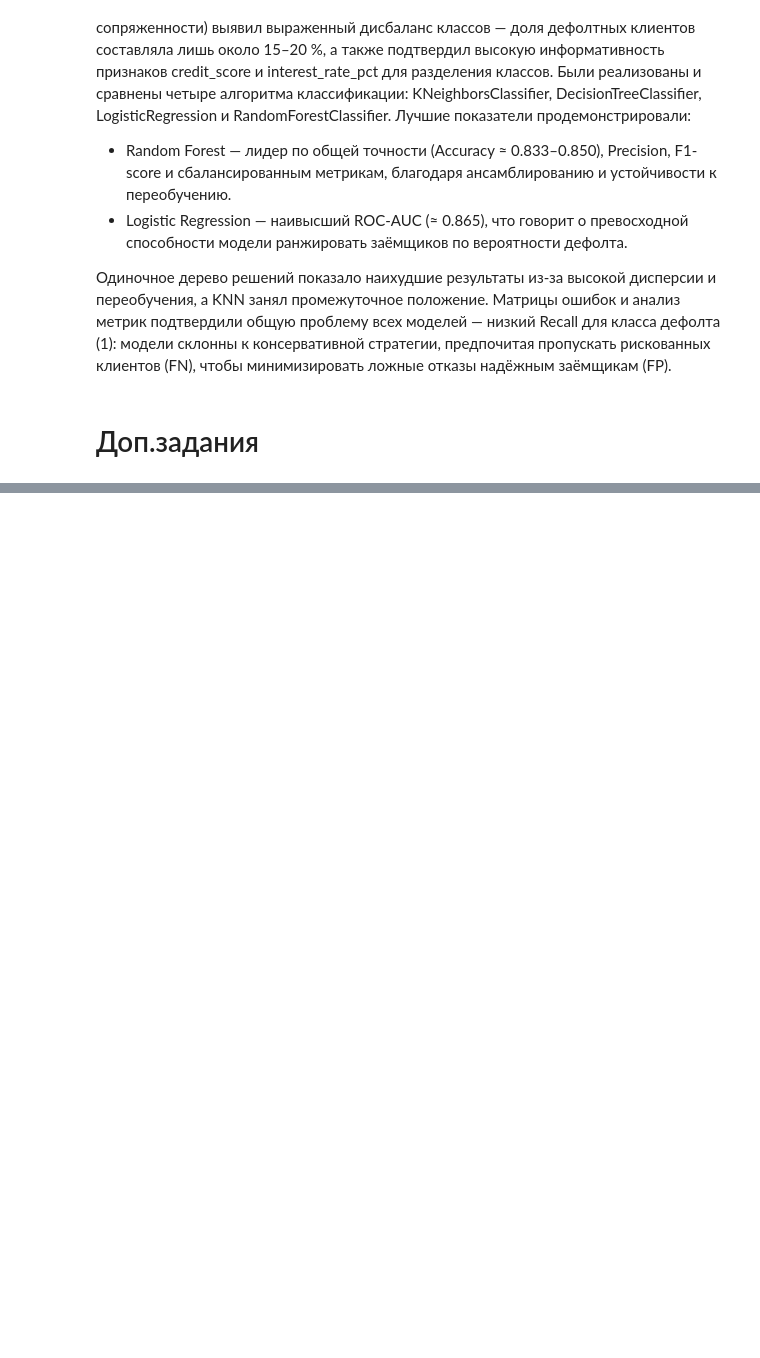
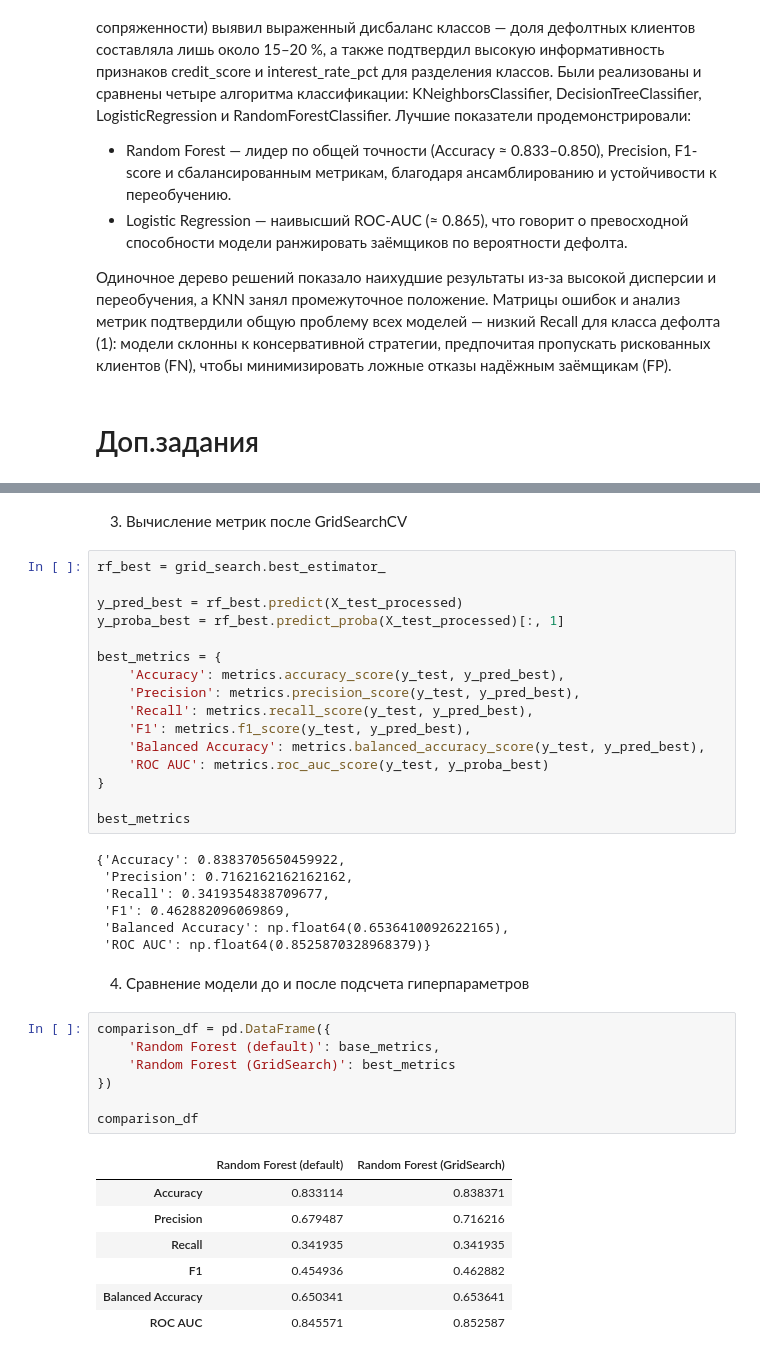
Before and after one commit to smur10/VvAD, a Jupyter notebook: ЛР5_Силенков_4.ipynb, the cells around one changed output, grey strips where cells are left out. Cells and saved outputs as stored; diff of their text form; blank space fills up the shorter version.

```diff
--- a/ЛР5_Силенков_4.ipynb
+++ b/ЛР5_Силенков_4.ipynb
@@ -616,0 +494,42 @@ RandomForestClassifier. Лучшие показатели продемонстр
+# %% [markdown]
+3. Вычисление метрик после GridSearchCV
+# %%
+rf_best = grid_search.best_estimator_
+
+y_pred_best = rf_best.predict(X_test_processed)
+y_proba_best = rf_best.predict_proba(X_test_processed)[:, 1]
+
+best_metrics = {
+    'Accuracy': metrics.accuracy_score(y_test, y_pred_best),
+    'Precision': metrics.precision_score(y_test, y_pred_best),
+    'Recall': metrics.recall_score(y_test, y_pred_best),
+    'F1': metrics.f1_score(y_test, y_pred_best),
+    'Balanced Accuracy': metrics.balanced_accuracy_score(y_test, y_pred_best),
+    'ROC AUC': metrics.roc_auc_score(y_test, y_proba_best)
+}
+
+best_metrics
+# %% [output]
+{'Accuracy': 0.8383705650459922,
+ 'Precision': 0.7162162162162162,
+ 'Recall': 0.3419354838709677,
+ 'F1': 0.462882096069869,
+ 'Balanced Accuracy': np.float64(0.6536410092622165),
+ 'ROC AUC': np.float64(0.8525870328968379)}
+# %% [markdown]
+4. Сравнение модели до и после подсчета гиперпараметров
+# %%
+comparison_df = pd.DataFrame({
+    'Random Forest (default)': base_metrics,
+    'Random Forest (GridSearch)': best_metrics
+})
+
+comparison_df
+# %% [output]
+|  | Random Forest (default) | Random Forest (GridSearch) |
+| Accuracy | 0.833114 | 0.838371 |
+| Precision | 0.679487 | 0.716216 |
+| Recall | 0.341935 | 0.341935 |
+| F1 | 0.454936 | 0.462882 |
+| Balanced Accuracy | 0.650341 | 0.653641 |
+| ROC AUC | 0.845571 | 0.852587 |
```
Also changed, not shown: parts of 41 cells of this notebook.
